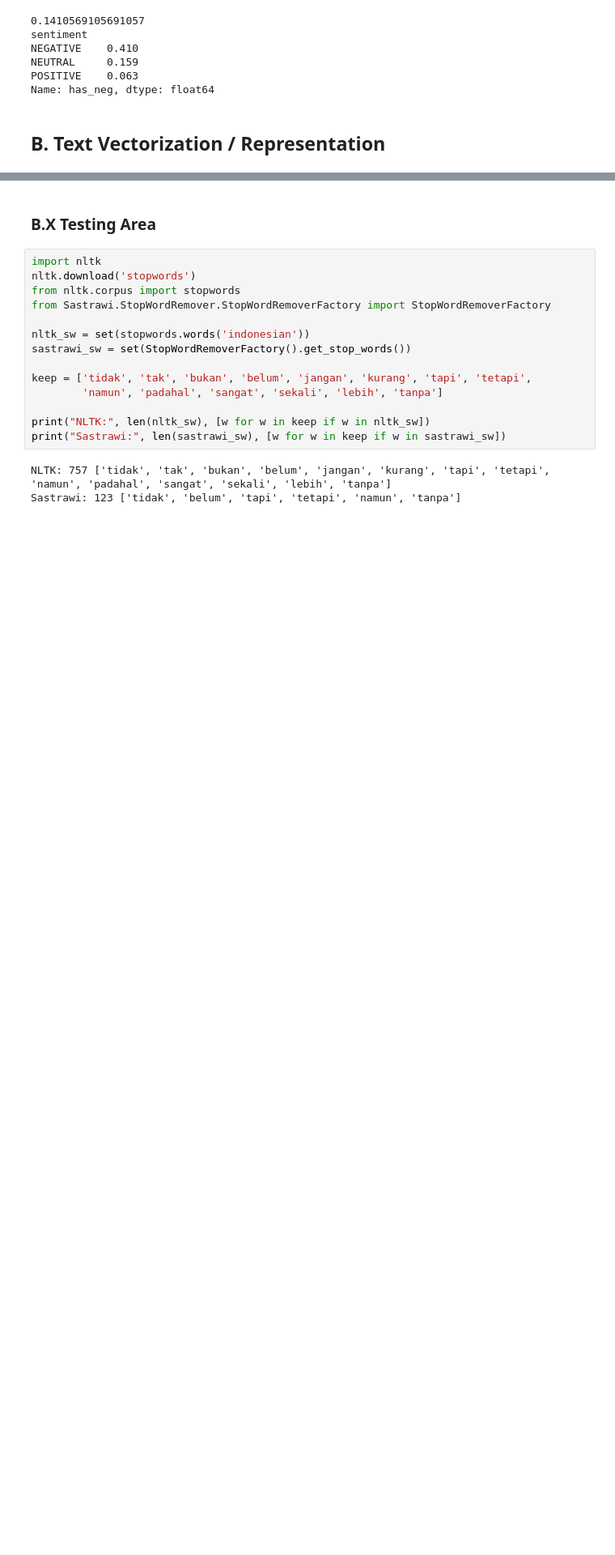
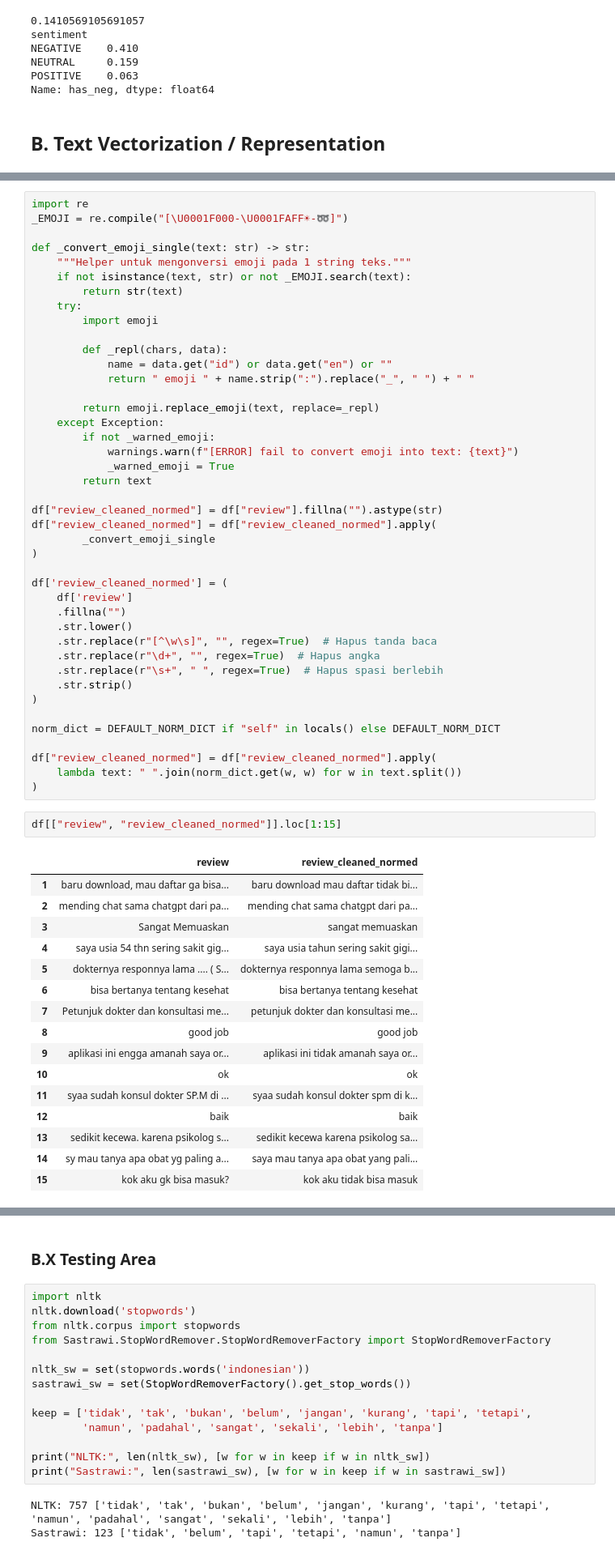
Before and after one commit to AlvinWjy25/telemedicine-sentiment-analysis-MTL, a Jupyter notebook: notebook/EDA.ipynb, the cells around one changed output, grey strips where cells are left out. Shown at 81% size. Saved outputs shown, nothing was run; the diff lists cells and outputs as text; blank space fills up the shorter version.

Commit message:
feat: initialized text preprocessing and indoBERT approach

```diff
--- a/notebook/EDA.ipynb
+++ b/notebook/EDA.ipynb
@@ -362,0 +353,61 @@ AttributeError: 'str' object has no attribute 'isna'
+# %%
+import re
+_EMOJI = re.compile("[\U0001F000-\U0001FAFF☀-➿]")
+
+def _convert_emoji_single(text: str) -> str:
+    """Helper untuk mengonversi emoji pada 1 string teks."""
+    if not isinstance(text, str) or not _EMOJI.search(text):
+        return str(text)
+    try:
+        import emoji
+
+        def _repl(chars, data):
+            name = data.get("id") or data.get("en") or ""
+            return " emoji " + name.strip(":").replace("_", " ") + " "
+
+        return emoji.replace_emoji(text, replace=_repl)
+    except Exception:
+        if not _warned_emoji:
+            warnings.warn(f"[ERROR] fail to convert emoji into text: {text}")
+            _warned_emoji = True
+        return text
+
+df["review_cleaned_normed"] = df["review"].fillna("").astype(str)
+df["review_cleaned_normed"] = df["review_cleaned_normed"].apply(
+        _convert_emoji_single
+)
+
+df['review_cleaned_normed'] = (
+    df['review']
+    .fillna("")
+    .str.lower()
+    .str.replace(r"[^\w\s]", "", regex=True)  # Hapus tanda baca
+    .str.replace(r"\d+", "", regex=True)  # Hapus angka
+    .str.replace(r"\s+", " ", regex=True)  # Hapus spasi berlebih
+    .str.strip()
+)
+
+norm_dict = DEFAULT_NORM_DICT if "self" in locals() else DEFAULT_NORM_DICT
+
+df["review_cleaned_normed"] = df["review_cleaned_normed"].apply(
+    lambda text: " ".join(norm_dict.get(w, w) for w in text.split())
+)
+# %%
+df[["review", "review_cleaned_normed"]].loc[1:15]
+# %% [output]
+|  | review | review_cleaned_normed |
+| 1 | baru download, mau daftar ga bisa... | baru download mau daftar tidak bi... |
+| 2 | mending chat sama chatgpt dari pa... | mending chat sama chatgpt dari pa... |
+| 3 | Sangat Memuaskan | sangat memuaskan |
+| 4 | saya usia 54 thn sering sakit gig... | saya usia tahun sering sakit gigi... |
+| 5 | dokternya responnya lama .... ( S... | dokternya responnya lama semoga b... |
+| 6 | bisa bertanya tentang kesehat | bisa bertanya tentang kesehat |
+| 7 | Petunjuk dokter dan konsultasi me... | petunjuk dokter dan konsultasi me... |
+| 8 | good job | good job |
+| 9 | aplikasi ini engga amanah saya or... | aplikasi ini tidak amanah saya or... |
+| 10 | ok | ok |
+| 11 | syaa sudah konsul dokter SP.M di ... | syaa sudah konsul dokter spm di k... |
+| 12 | baik | baik |
+| 13 | sedikit kecewa. karena psikolog s... | sedikit kecewa karena psikolog sa... |
+| 14 | sy mau tanya apa obat yg paling a... | saya mau tanya apa obat yang pali... |
+| 15 | kok aku gk bisa masuk? | kok aku tidak bisa masuk |
```
Also changed, not shown: parts of 21 cells of this notebook.
